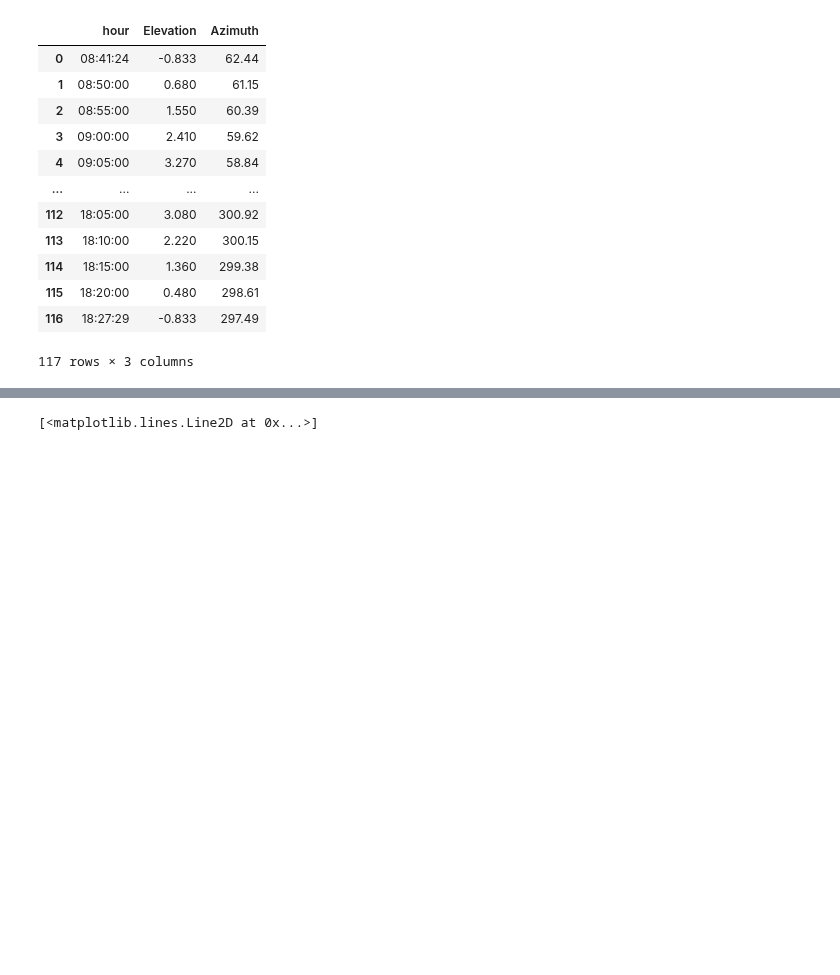
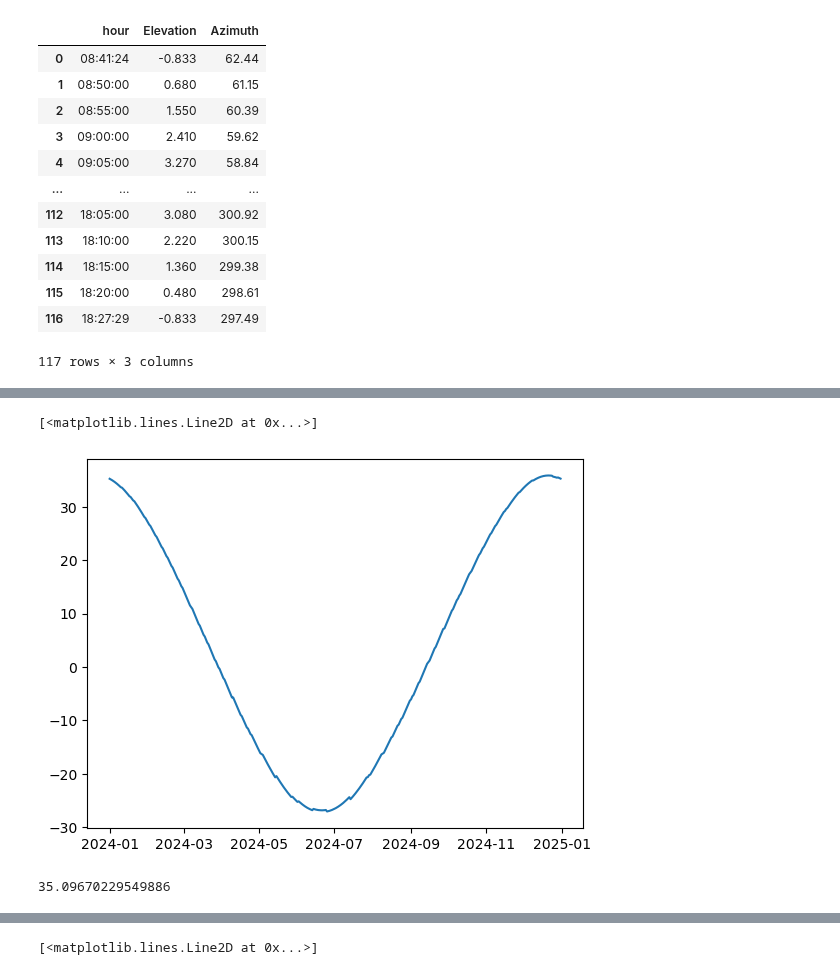
Before and after one commit to Taaseen-Islam-u7121940/Axion-Flux, a Jupyter notebook: Code/solar_position.ipynb, the cells around one changed output, grey strips where cells are left out. Saved outputs shown, nothing was run; the diff lists cells and outputs as text; code cells hidden in the pictures; blank space fills up the shorter version.

```diff
--- a/Code/solar_position.ipynb
+++ b/Code/solar_position.ipynb
@@ -56,0 +64,13 @@ annual_df
+# %%
+def cosine_fit(x, amp, phase, vert):
+    return amp*np.cos(np.pi/180*(x-phase))+vert
+
+def fit_curves():
+    curves = []
+    for day in range(len(dates)):
+        mask = alts[day,:] != '--'
+        param,cov = curve_fit(cosine_fit, azs[day,:][mask], alts[day,:][mask], p0=(130, 0, 0))
+        curves.append(param)
+    return np.array(curves)
+# %%
+fits = fit_curves()
@@ -56,0 +87,3 @@ annual_df
+# %%
+fits_df = pd.DataFrame(fits,columns=["amp","phase","vert"])
+fits_df
@@ -56,0 +124,9 @@ annual_df
+# %%
+plt.plot(dates, np.array(fits_df["vert"]))
+# %% [output]
+[<matplotlib.lines.Line2D at 0x...>]
+[figure, added]
+# %%
+float(fits[1,2])
+# %% [output]
+35.09670229549886
```
Also changed, not shown: parts of 19 cells of this notebook, 4 other files.
